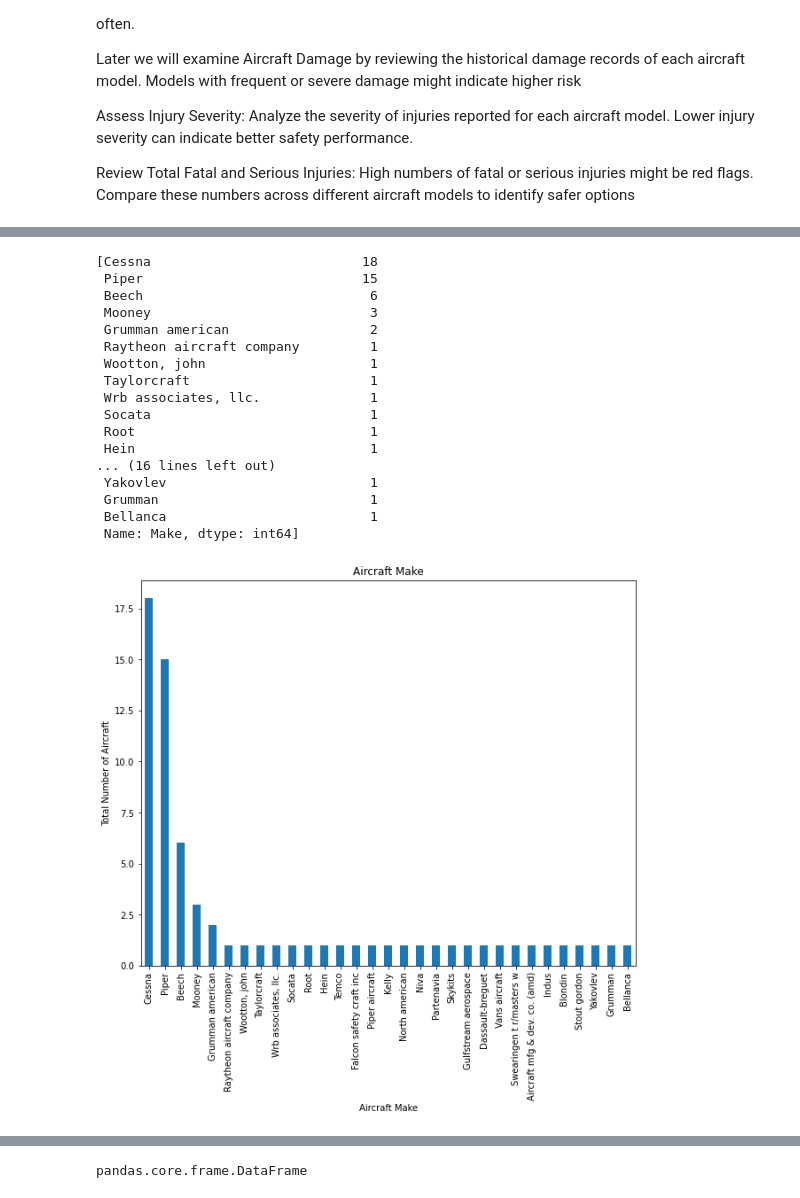
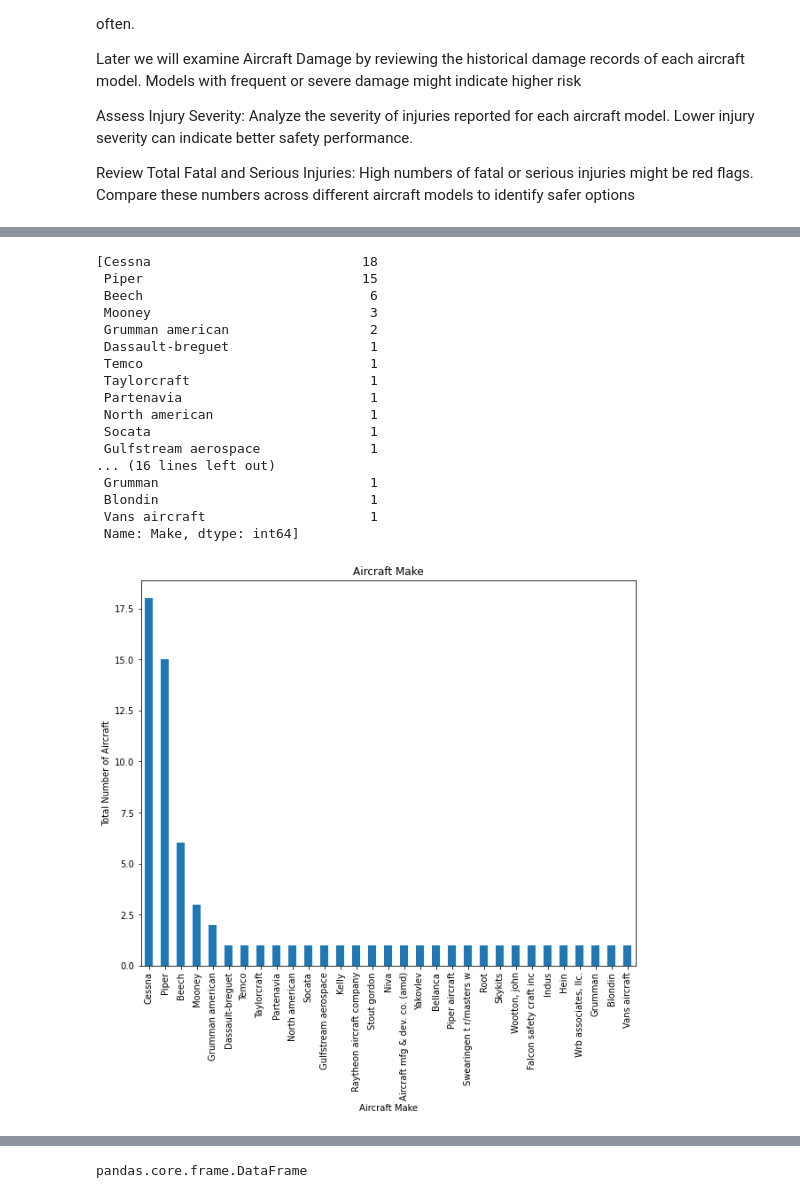
Before and after one commit to mercy-gh/Phase1Project, a Jupyter notebook: index.ipynb, the cells around one changed output, grey strips where cells are left out. Drawn from its saved outputs; the diff is of its cells as text; code cells hidden in the pictures.

Commit message:
adding more code on EDA and visualization

```diff
--- a/index.ipynb
+++ b/index.ipynb
@@ -492,6 +474,7 @@ Let us form a dataset with aircraft for the purpose of business and private ente
 selectcraft = ["Personal", "Business", "Executive/corporate", "Aerial Application", "Banner Tow", "Aerial Observation", "Skydiving", "Ferry", "Flight Test", "Positioning"]
 selectcraftSample = airplane_df['Purposeofflight'].isin(selectcraft)
 airplaneCommPrivUse_df =airplane_df[selectcraftSample]
-airplaneCommPrivUse_df
+airplaneCommPrivUse_df.reset_index(drop=True, inplace=True)
+airplaneCommPrivUse_df.head()
 # %% [output]
 |  | EventDate | Location | Country | Latitude | Longitude | InjurySeverity | Aircraftdamage | AircraftCategory | ... |
@@ -532,3 +509,11 @@ dtype: int64
 airplaneCommPrivUse_df.duplicated().sum()
 # %% [output]
 0
+# %%
+#Add statecodes and state to the data.
+airplaneCommPrivUse_df['Country'].value_counts()
+airplaneCommPrivUse_df['Location'][0][-2:]
+airplaneCommPrivUse_df.insert(22, "Abbreviation", "NaN")#, inplace=True)
+for i in range(len(airplaneCommPrivUse_df['Location'])):
+    airplaneCommPrivUse_df["Abbreviation"][i] = airplaneCommPrivUse_df['Location'][i][-2:]
+    i=+1
@@ -534,0 +546,3 @@ airplaneCommPrivUse_df.duplicated().sum()
+# %%
+airplaneCommPrivUse_df_merged =airplaneCommPrivUse_df.merge(usstate_df, how='left', on='Abbreviation')
+airplaneCommPrivUse_df_merged.head()
@@ -584,0 +607,5 @@ len(airplaneCommPrivUse_df)
+# %%
+airplaneCommPrivUse_df_merged.dropna(inplace=True)
+len(airplaneCommPrivUse_df_merged)
+airplaneCommPrivUse_df_merged.reset_index(drop=True, inplace=True)
+airplaneCommPrivUse_df_merged.head()
@@ -602,30 +631,30 @@ plt.show()
 # %%
 #Which 'Make' are so common: Cessna, Piper, Beech, Mooney
-[airplaneCommPrivUse_df['Make'].value_counts()]
+[airplaneCommPrivUse_df_merged['Make'].value_counts()]
 # %% [output]
 [Cessna                           18
  Piper                            15
  Beech                             6
  Mooney                            3
  Grumman american                  2
- Raytheon aircraft company         1
- Wootton, john                     1
+ Dassault-breguet                  1
+ Temco                             1
  Taylorcraft                       1
- Wrb associates, llc.              1
+ Partenavia                        1
+ North american                    1
  Socata                            1
- Root                              1
- Hein                              1
+ Gulfstream aerospace              1
 ... (16 lines left out)
- Yakovlev                          1
  Grumman                           1
- Bellanca                          1
+ Blondin                           1
+ Vans aircraft                     1
  Name: Make, dtype: int64]
 # %%
 #Plot the graph showing Make
-airplaneCommPrivUse_df.Make.value_counts().plot(kind='bar', figsize=(10,8))
+airplaneCommPrivUse_df_merged.Make.value_counts().plot(kind='bar', figsize=(10,8))
 plt.title("Aircraft Make")
 plt.xlabel("Aircraft Make")
 plt.ylabel("Total Number of Aircraft")
 plt.show()
 # %% [output]
-[figure, old version]
+[figure, new version]
```
Also changed, not shown: parts of 33 cells of this notebook, 1 other file.
